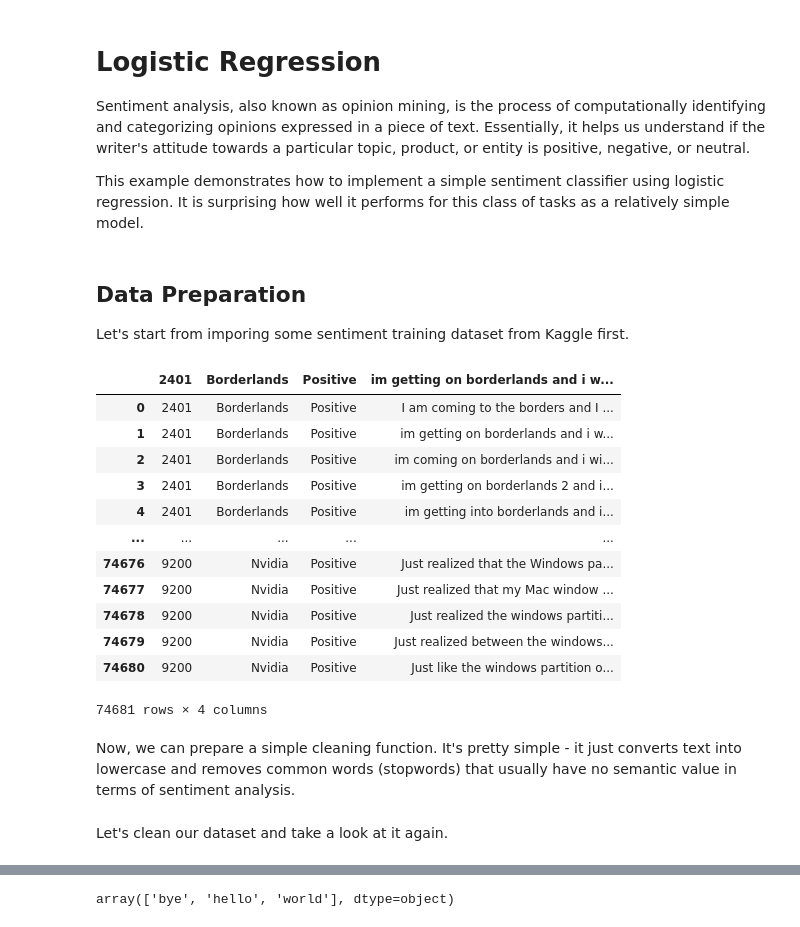
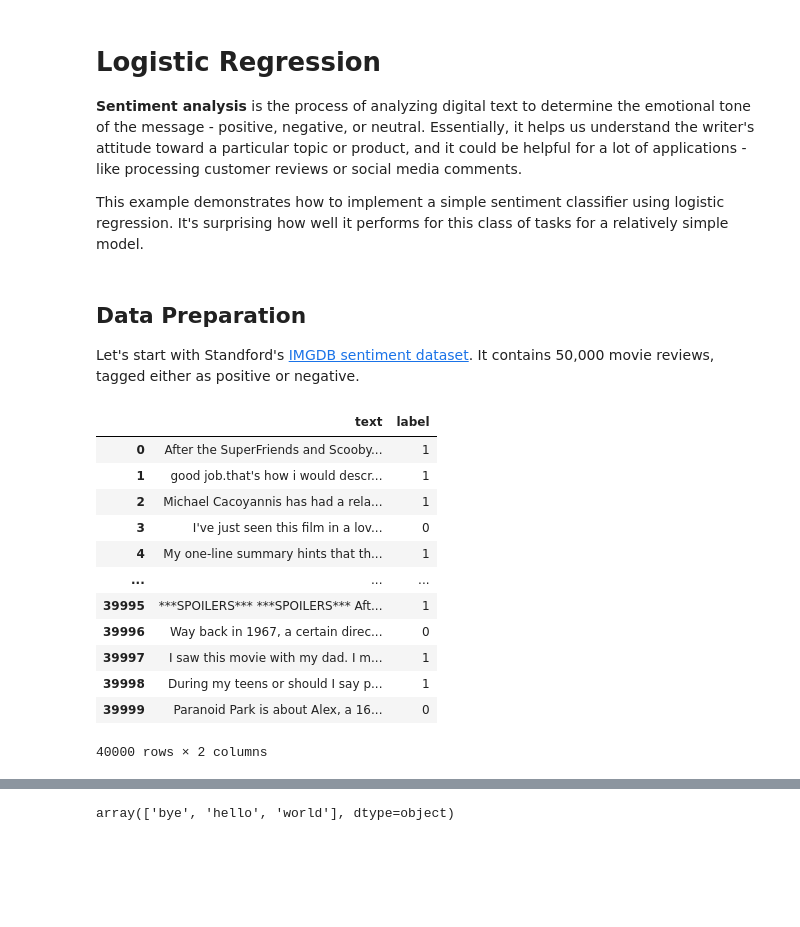
Before and after one commit to sweetpalma/mle, a Jupyter notebook: sentiment/01-logistic-regression.ipynb, the cells around one changed output, grey strips where cells are left out. Saved outputs shown, nothing was run; the diff lists cells and outputs as text; code cells hidden in the pictures; blank space fills up the shorter version.

Commit message:
Moved to huggingface datasets for sentiment analysis, also changed the twitter dataset to IMDB.

```diff
--- a/sentiment/01-logistic-regression.ipynb
+++ b/sentiment/01-logistic-regression.ipynb
@@ -1,41 +1,34 @@
 # %% [markdown]
 # Logistic Regression
 
-Sentiment analysis, also known as opinion mining, is the process of computationally identifying and categorizing opinions expressed in a piece of text. Essentially, it helps us understand if the writer's attitude towards a particular topic, product, or entity is positive, negative, or neutral.
+**Sentiment analysis** is the process of analyzing digital text to determine the emotional tone of the message - positive, negative, or neutral.  Essentially, it helps us understand the writer's attitude toward a particular topic or product, and it could be helpful for a lot of applications - like processing customer reviews or social media comments.
 
-This example demonstrates how to implement a simple sentiment classifier using logistic regression. It is surprising how well it performs for this class of tasks as a relatively simple model.
-
-<!--
-Articles used:
-- https://www.getfocal.co/post/top-7-metrics-to-evaluate-sentiment-analysis-models
-- https://towardsdatascience.com/basics-of-countvectorizer-e26677900f9c/
--->
+This example demonstrates how to implement a simple sentiment classifier using logistic regression. It's surprising how well it performs for this class of tasks for a relatively simple model.
 # %% [markdown]
 ## Data Preparation
 
-Let's start from imporing some sentiment training dataset from Kaggle first.
+Let's start with Standford's [IMGDB sentiment dataset](https://ai.stanford.edu/~amaas/data/sentiment/). It contains 50,000 movie reviews, tagged either as positive or negative.
 # %%
-import kagglehub
-df = kagglehub.dataset_load(
-    kagglehub.KaggleDatasetAdapter.PANDAS,
-    'jp797498e/twitter-entity-sentiment-analysis',
-    'twitter_training.csv',
-    pandas_kwargs={'encoding': 'ISO-8859-1'},
-)
-display(df)
+from datasets import load_dataset
+ds = load_dataset('stanfordnlp/imdb', split='train+test')
+train, test = ds.train_test_split(test_size=0.2, seed=0).values()
+display(train.to_pandas())
+
+x_train = train['text']
+y_train = train['label']
+x_test = test['text']
+y_test = test['label']
 # %% [output]
-|  | 2401 | Borderlands | Positive | im getting on borderlands and i w... |
-| 0 | 2401 | Borderlands | Positive | I am coming to the borders and I ... |
-| 1 | 2401 | Borderlands | Positive | im getting on borderlands and i w... |
-| 2 | 2401 | Borderlands | Positive | im coming on borderlands and i wi... |
-| 3 | 2401 | Borderlands | Positive | im getting on borderlands 2 and i... |
-| 4 | 2401 | Borderlands | Positive | im getting into borderlands and i... |
-| ... | ... | ... | ... | ... |
-| 74676 | 9200 | Nvidia | Positive | Just realized that the Windows pa... |
-| 74677 | 9200 | Nvidia | Positive | Just realized that my Mac window ... |
-| 74678 | 9200 | Nvidia | Positive | Just realized the windows partiti... |
-| 74679 | 9200 | Nvidia | Positive | Just realized between the windows... |
-| 74680 | 9200 | Nvidia | Positive | Just like the windows partition o... |
+|  | text | label |
+| 0 | After the SuperFriends and Scooby... | 1 |
+| 1 | good job.that's how i would descr... | 1 |
+| 2 | Michael Cacoyannis has had a rela... | 1 |
+| 3 | I've just seen this film in a lov... | 0 |
+| 4 | My one-line summary hints that th... | 1 |
+| ... | ... | ... |
+| 39995 | ***SPOILERS*** ***SPOILERS*** Aft... | 1 |
+| 39996 | Way back in 1967, a certain direc... | 0 |
+| 39997 | I saw this movie with my dad. I m... | 1 |
+| 39998 | During my teens or should I say p... | 1 |
+| 39999 | Paranoid Park is about Alex, a 16... | 0 |
-74681 rows × 4 columns
+40000 rows × 2 columns
-# %% [markdown]
-Now, we can prepare a simple cleaning function. It's pretty simple - it just converts text into lowercase and removes common words (stopwords) that usually have no semantic value in terms of sentiment analysis.
@@ -46,2 +34,0 @@ def clean(text):
-# %% [markdown]
-Let's clean our dataset and take a look at it again.
```
Also changed, not shown: parts of 14 cells of this notebook, 6 other files.
